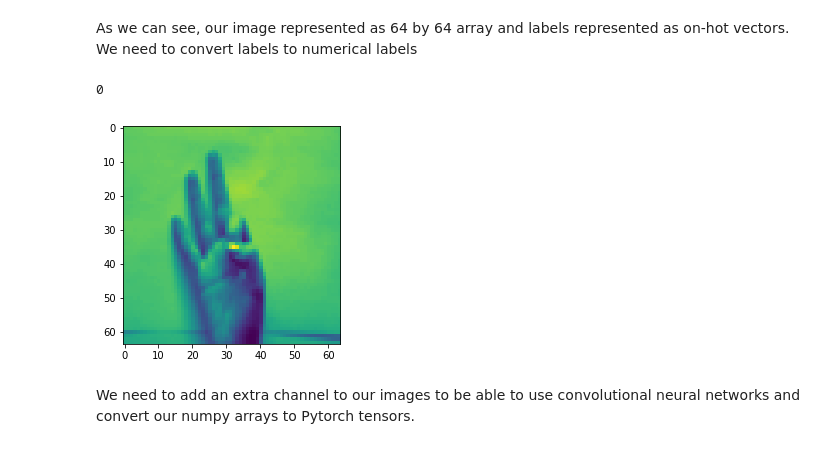
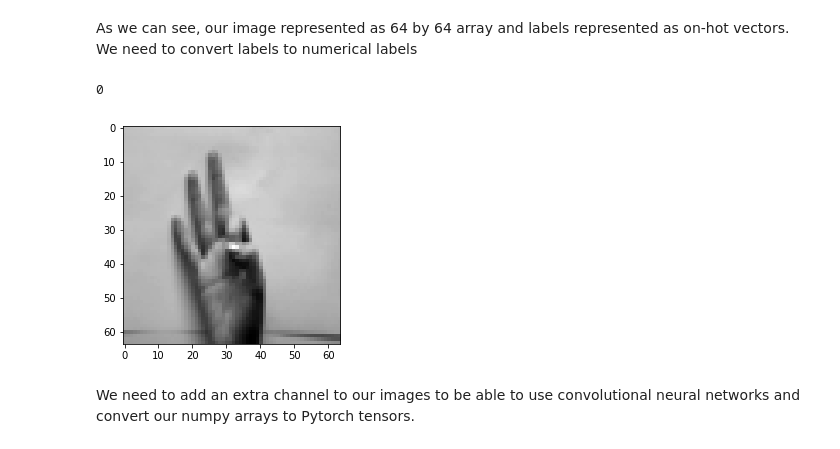
Before and after one commit to coalaroot/Pytorch-challenge-side-project, a Jupyter notebook: model/Sign_Language_Classifier.ipynb, the cells around one changed output. Saved outputs shown, nothing was run; the diff lists cells and outputs as text; code cells hidden in the pictures.

```diff
--- a/model/Sign_Language_Classifier.ipynb
+++ b/model/Sign_Language_Classifier.ipynb
@@ -82,13 +83,13 @@ As we can see, our image represented as 64 by 64 array and labels represented as
 # %%
 i = 30
 Y_l= np.argmax(Y, axis=1)
 
 Y_l.shape
-plt.imshow(X_0[i])
+plt.imshow(X_0[i], cmap='gray')
 print(Y_l[i])
 # %% [output]
 0
-[figure, old version]
+[figure, new version]
 # %% [markdown]
 We need to add an extra channel to our images to be able to use convolutional neural networks and convert our numpy arrays to Pytorch tensors.
 # %%
```
Also changed, not shown: parts of 22 cells of this notebook, 1 other file.
